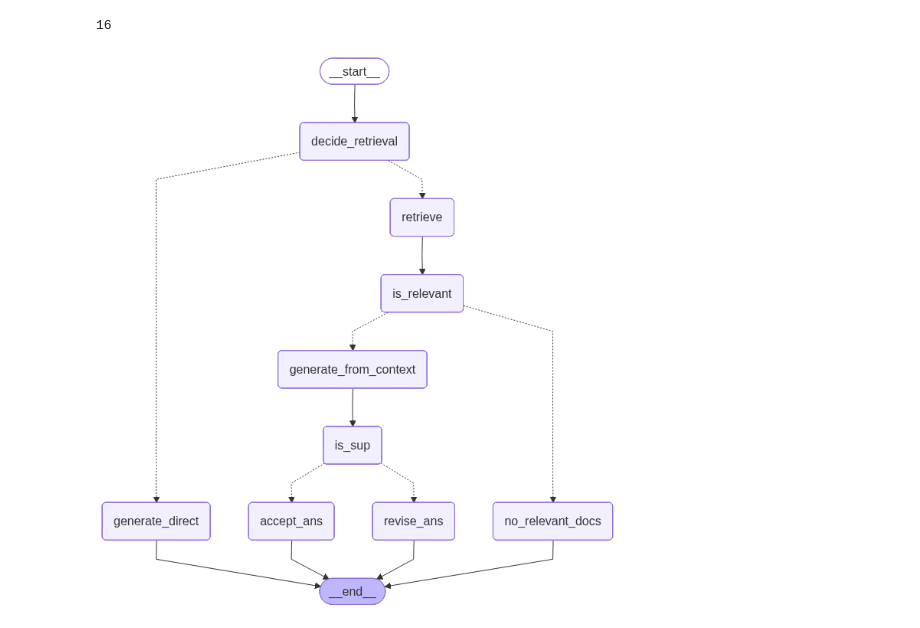
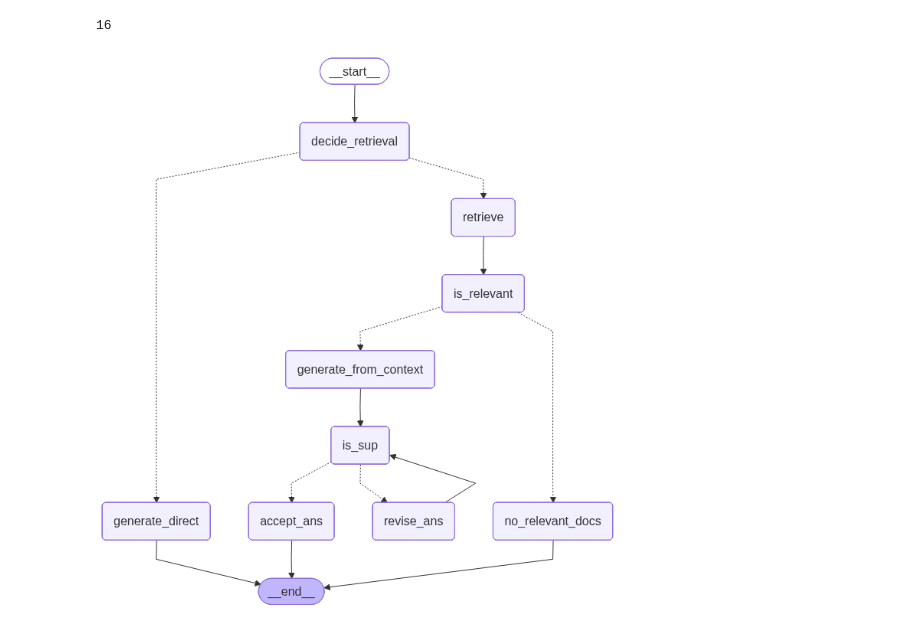
Before and after one commit to jay-kanakia/langgraph_self_rag, a Jupyter notebook: 5_self_rag_step_5.ipynb, the cells around one changed output. Saved outputs shown, nothing was run; the diff lists cells and outputs as text; code cells hidden in the pictures.

```diff
--- a/5_self_rag_step_5.ipynb
+++ b/5_self_rag_step_5.ipynb
@@ -313,37 +313,37 @@ def condition_is_sup(state:RagState)->Literal['accept_ans','revise_ans']:
     if is_sup == 'fully_supported':
         return 'accept_ans'
 
-    elif retries >= MAX_RETRIES:
+    if retries >= MAX_RETRIES:
         return 'accept_ans'
 
-    else:
-        return 'revise_ans'
+    return 'revise_ans'
 # %%
 graph = StateGraph(RagState)
 
 graph.add_node('decide_retrieval',decide_retrieval)
 graph.add_node('generate_direct',generate_direct)
 graph.add_node('retrieve',retrieve)
 graph.add_node('is_relevant',is_relevant)
 graph.add_node('generate_from_context',generate_from_context)
 graph.add_node('no_relevant_docs',no_relevant_docs)
 graph.add_node('is_sup',is_sup)
 graph.add_node('accept_ans',accept_ans)
 graph.add_node('revise_ans',revise_ans)
 
 graph.add_edge(START,'decide_retrieval')
 graph.add_conditional_edges('decide_retrieval',route_decision,{'generate_direct':'generate_direct','retrieve':'retrieve'})
 graph.add_edge('retrieve','is_relevant')
 graph.add_conditional_edges('is_relevant',conditional_branch,{'generate_from_context':'generate_from_context','no_relevant_docs':'no_relevant_docs'})
 graph.add_edge('generate_from_context','is_sup')
 graph.add_conditional_edges('is_sup',condition_is_sup,{'accept_ans':'accept_ans','revise_ans':'revise_ans'})
-graph.add_edge('is_sup',END)
+graph.add_edge('revise_ans','is_sup')
 graph.add_edge('no_relevant_docs',END)
 graph.add_edge('generate_direct',END)
+graph.add_edge('accept_ans',END)
 
 chatbot = graph.compile()
 
 chatbot
 # %% [output]
-[figure, old version]
+[figure, new version]
 # %%
```
Also changed, not shown: parts of 5 cells of this notebook, 1 other file.
